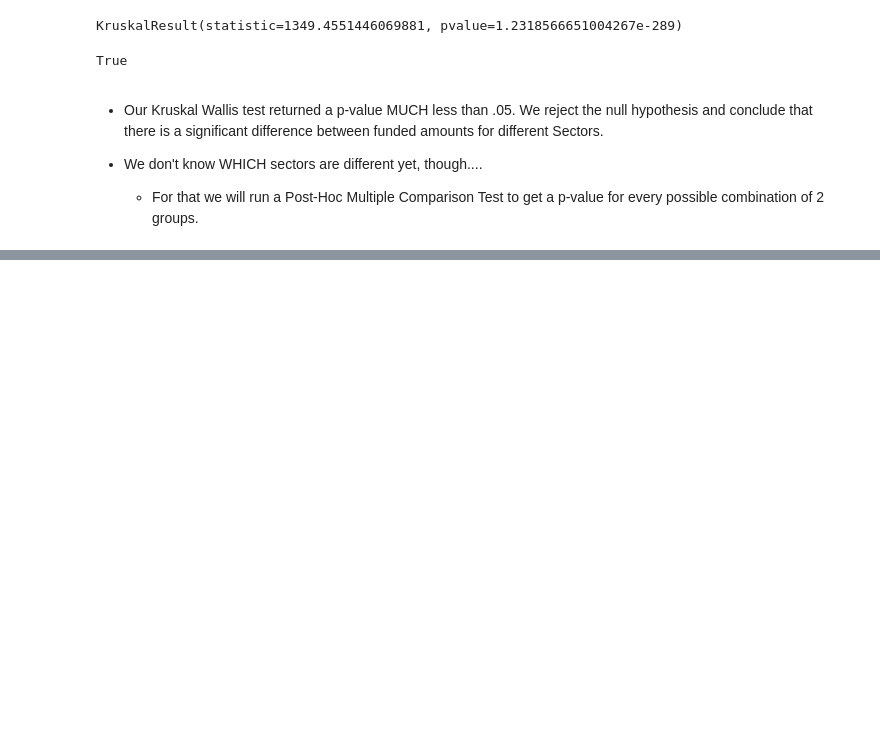
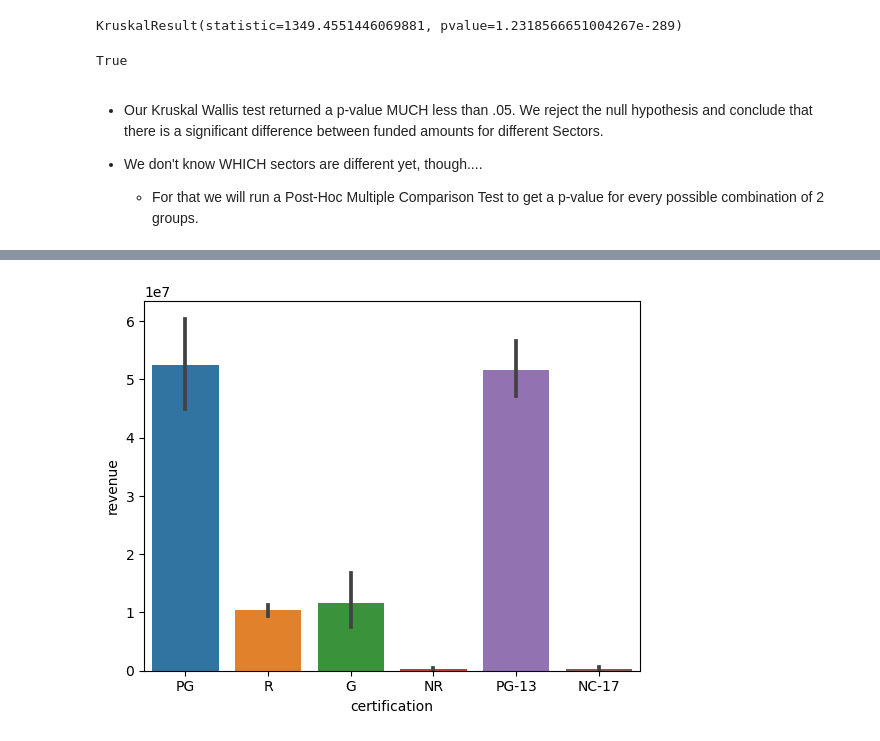
Before and after one commit to pylabview/Make_A_Successful_Movie, a Jupyter notebook: Project_3_Part_4_Hypothesis Testing.ipynb, the cells around one changed output, grey strips where cells are left out. Drawn from its saved outputs; the diff is of its cells as text; code cells hidden in the pictures; blank space fills up the shorter version.

```diff
--- a/Project_3_Part_4_Hypothesis Testing.ipynb
+++ b/Project_3_Part_4_Hypothesis Testing.ipynb
@@ -418,0 +420,18 @@ True
+# %%
+## Post Hoc
+from statsmodels.stats.multicomp import pairwise_tukeyhsd
+## make a list for saving the dataframes to
+tukeys_dfs = []
+
+## Loop through groups dict's items
+for r, temp in groups.items():
+
+    ## make a temp_df with the data and the sector name
+    temp_df = pd.DataFrame({'revenue':temp, 'certification':r})
+
+    ## append to tukeys_dfs
+    tukeys_dfs.append(temp_df)
+
+## concatenate them into 1 dataframe
+tukeys_data = pd.concat(tukeys_dfs)
+tukeys_data
@@ -418,0 +478,5 @@ True
+# %%
+## make a barplot of final data to go with results
+ax = sns.barplot(data=tukeys_data, x='certification', y='revenue');
+# %% [output]
+[figure, added]
```
Also changed, not shown: parts of 7 cells of this notebook.
